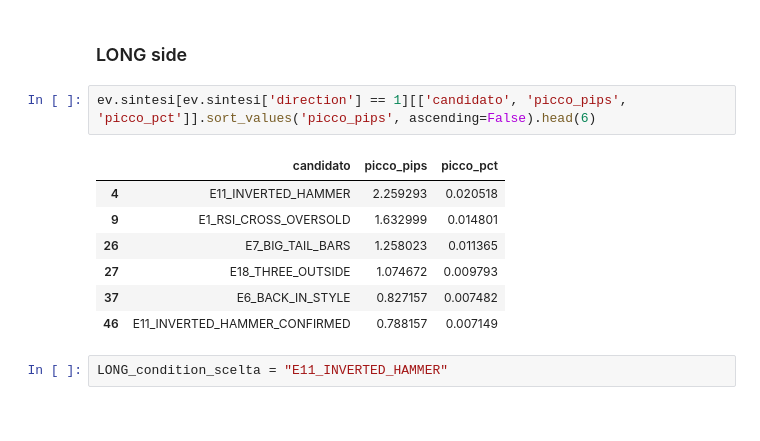
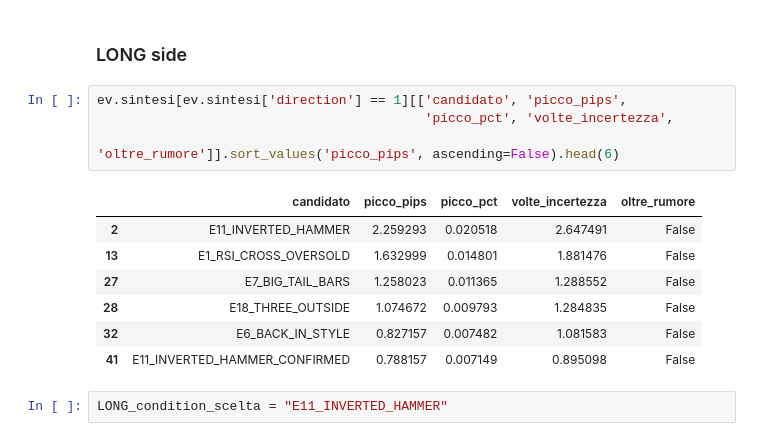
Before and after one commit to matti410/Trading-System-Creator_V4, a Jupyter notebook: Trading_Grid_Search_v4_backtesting.ipynb, the cells around one changed output. Cells and saved outputs as stored; diff of their text form.

```diff
--- a/Trading_Grid_Search_v4_backtesting.ipynb
+++ b/Trading_Grid_Search_v4_backtesting.ipynb
@@ -349,15 +353,17 @@ ev.sintesi.round(4).sort_values('picco_pips', ascending=False).head(6)
 # %% [markdown]
 ### LONG side
 # %%
-ev.sintesi[ev.sintesi['direction'] == 1][['candidato', 'picco_pips', 'picco_pct']].sort_values('picco_pips', ascending=False).head(6)
+ev.sintesi[ev.sintesi['direction'] == 1][['candidato', 'picco_pips',
+                                          'picco_pct', 'volte_incertezza',
+                                          'oltre_rumore']].sort_values('picco_pips', ascending=False).head(6)
 # %% [output]
-|  | candidato | picco_pips | picco_pct |
-| 4 | E11_INVERTED_HAMMER | 2.259293 | 0.020518 |
-| 9 | E1_RSI_CROSS_OVERSOLD | 1.632999 | 0.014801 |
-| 26 | E7_BIG_TAIL_BARS | 1.258023 | 0.011365 |
-| 27 | E18_THREE_OUTSIDE | 1.074672 | 0.009793 |
-| 37 | E6_BACK_IN_STYLE | 0.827157 | 0.007482 |
-| 46 | E11_INVERTED_HAMMER_CONFIRMED | 0.788157 | 0.007149 |
+|  | candidato | picco_pips | picco_pct | volte_incertezza | oltre_rumore |
+| 2 | E11_INVERTED_HAMMER | 2.259293 | 0.020518 | 2.647491 | False |
+| 13 | E1_RSI_CROSS_OVERSOLD | 1.632999 | 0.014801 | 1.881476 | False |
+| 27 | E7_BIG_TAIL_BARS | 1.258023 | 0.011365 | 1.288552 | False |
+| 28 | E18_THREE_OUTSIDE | 1.074672 | 0.009793 | 1.284835 | False |
+| 32 | E6_BACK_IN_STYLE | 0.827157 | 0.007482 | 1.081583 | False |
+| 41 | E11_INVERTED_HAMMER_CONFIRMED | 0.788157 | 0.007149 | 0.895098 | False |
 # %%
 LONG_condition_scelta = "E11_INVERTED_HAMMER"
 # %% [markdown]
```
Also changed, not shown: parts of 13 cells of this notebook.
